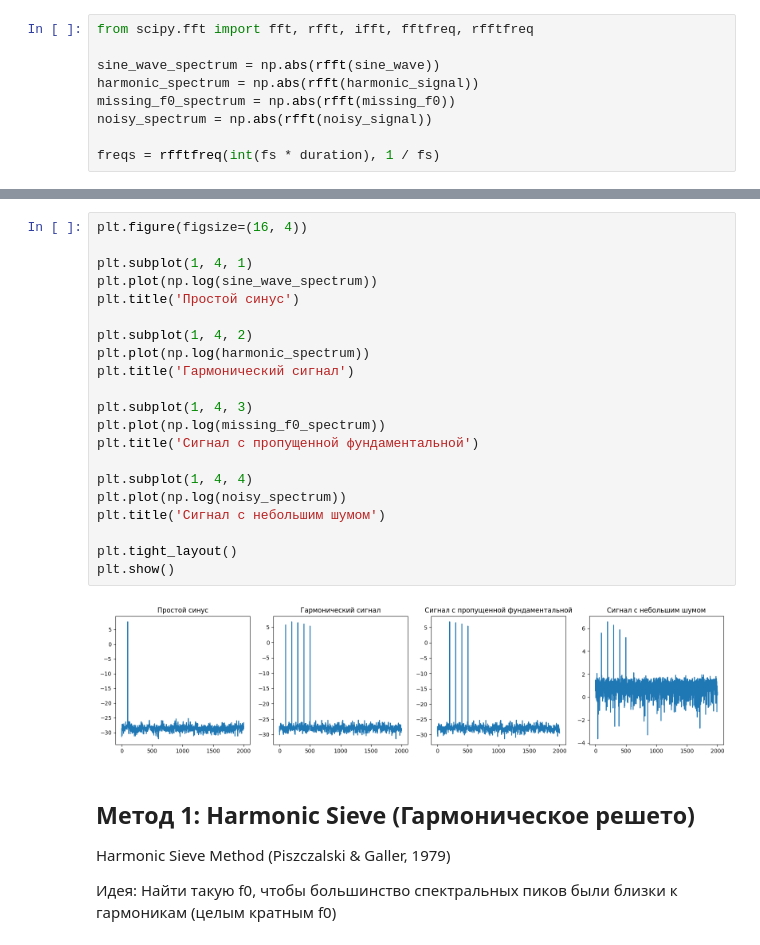
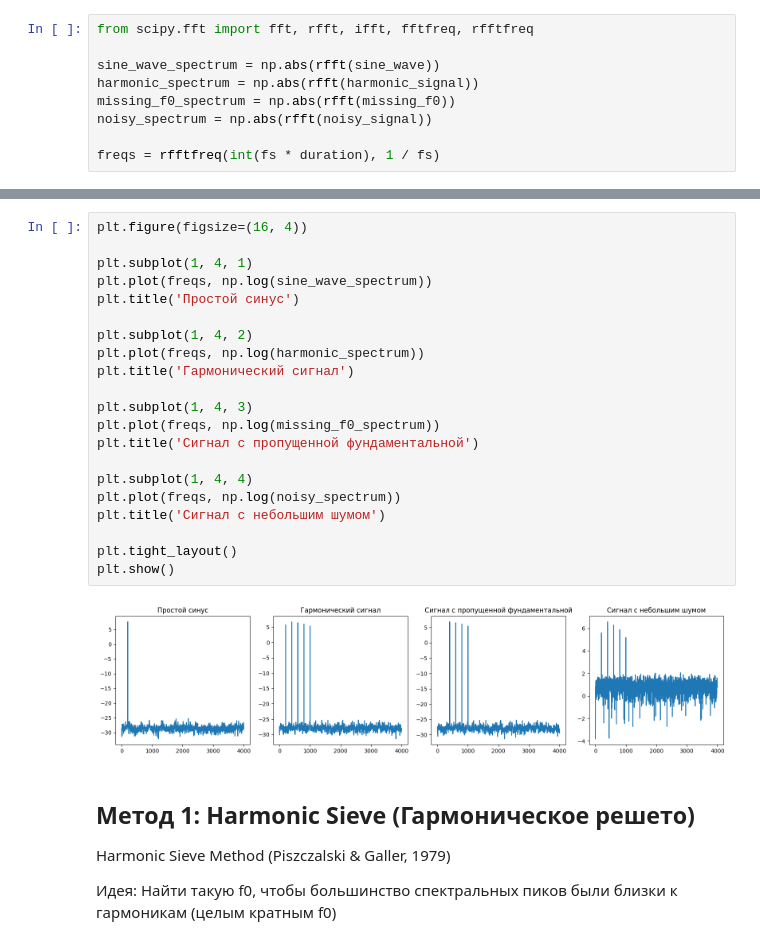
Before and after one commit to phonetics-spbu/phonetics-spbu.github.io, a Jupyter notebook: public/courses/dsp/ipynb/frequency_domain_pitch_estimation.ipynb, the cells around one changed output, grey strips where cells are left out. Cells and saved outputs as stored; diff of their text form.

```diff
--- a/public/courses/dsp/ipynb/frequency_domain_pitch_estimation.ipynb
+++ b/public/courses/dsp/ipynb/frequency_domain_pitch_estimation.ipynb
@@ -96,26 +96,26 @@ plt.show()
 # %%
 plt.figure(figsize=(16, 4))
 
 plt.subplot(1, 4, 1)
-plt.plot(np.log(sine_wave_spectrum))
+plt.plot(freqs, np.log(sine_wave_spectrum))
 plt.title('Простой синус')
 
 plt.subplot(1, 4, 2)
-plt.plot(np.log(harmonic_spectrum))
+plt.plot(freqs, np.log(harmonic_spectrum))
 plt.title('Гармонический сигнал')
 
 plt.subplot(1, 4, 3)
-plt.plot(np.log(missing_f0_spectrum))
+plt.plot(freqs, np.log(missing_f0_spectrum))
 plt.title('Сигнал с пропущенной фундаментальной')
 
 plt.subplot(1, 4, 4)
-plt.plot(np.log(noisy_spectrum))
+plt.plot(freqs, np.log(noisy_spectrum))
 plt.title('Сигнал с небольшим шумом')
 
 plt.tight_layout()
 plt.show()
 # %% [output]
-[figure, old version]
+[figure, new version]
 # %% [markdown]
 <h2>Метод 1: Harmonic Sieve (Гармоническое решето)</h2>
 
```
Also changed, not shown: parts of 11 cells of this notebook.
